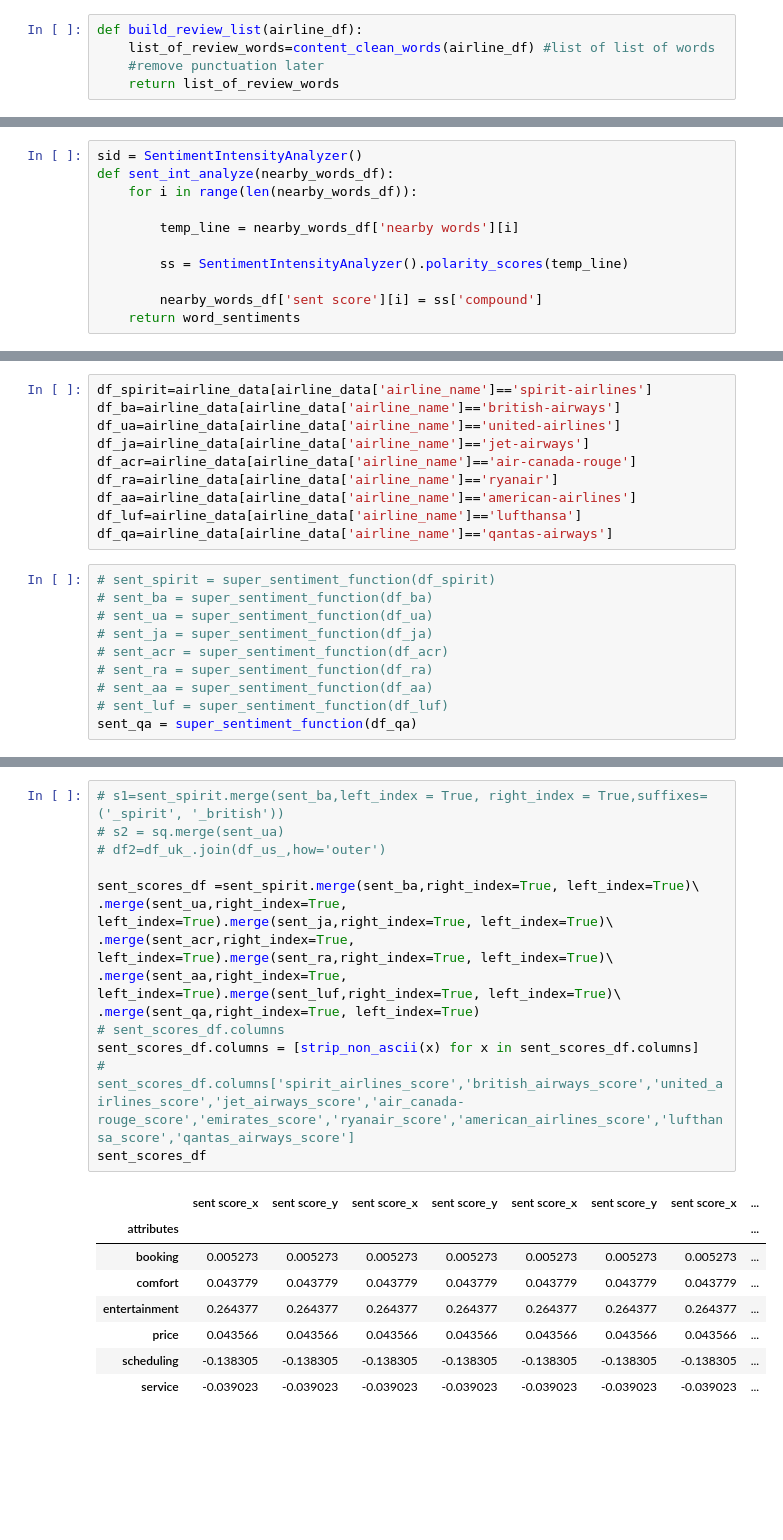
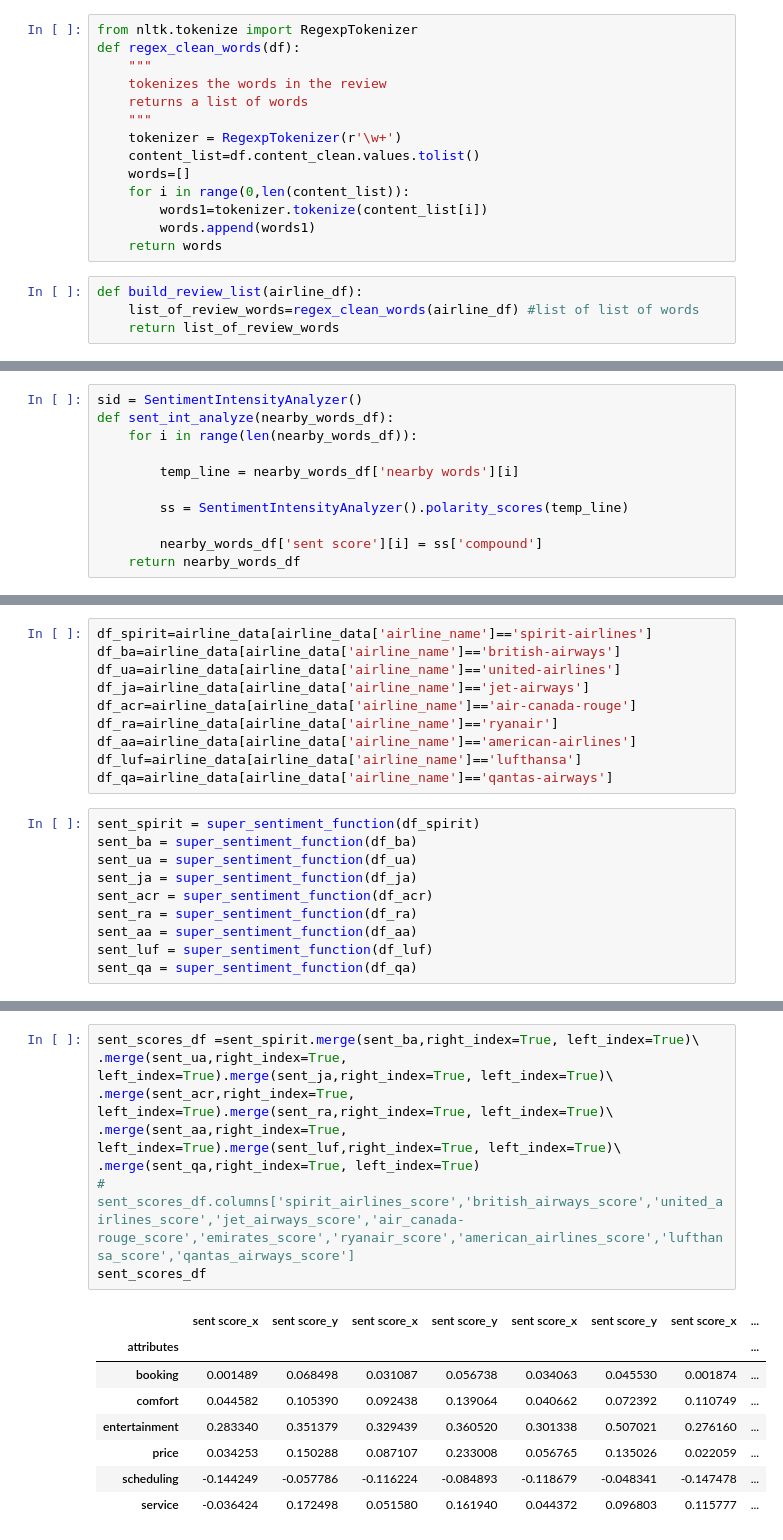
Before and after one commit to brettscroggins/Text-Project, a Jupyter notebook: Airline Project.ipynb, the cells around one changed output, grey strips where cells are left out. Cells and saved outputs as stored; diff of their text form; blank space fills up the shorter version.

```diff
--- a/Airline Project.ipynb
+++ b/Airline Project.ipynb
@@ -493,10 +492,23 @@ attr_dict = {'delayed':'scheduling','on time':'scheduling','late':'scheduling','
 list_imp_words=attr_dict.keys()
 for word in ['scheduling','service','booking','price','comfort','entertainment']:
     list_imp_words.append(word)
+# %%
+from nltk.tokenize import RegexpTokenizer
+def regex_clean_words(df):
+    """
+    tokenizes the words in the review
+    returns a list of words
+    """
+    tokenizer = RegexpTokenizer(r'\w+')
+    content_list=df.content_clean.values.tolist()
+    words=[]
+    for i in range(0,len(content_list)):
+        words1=tokenizer.tokenize(content_list[i])
+        words.append(words1)
+    return words
 # %%
 def build_review_list(airline_df):
-    list_of_review_words=content_clean_words(airline_df) #list of list of words
-    #remove punctuation later
+    list_of_review_words=regex_clean_words(airline_df) #list of list of words
     return list_of_review_words
 # %%
 def sentiment_of_nearby_words(list_of_review_words,list_imp_words):
@@ -541,7 +553,7 @@ def sent_int_analyze(nearby_words_df):
         ss = SentimentIntensityAnalyzer().polarity_scores(temp_line)
 
         nearby_words_df['sent score'][i] = ss['compound']
-    return word_sentiments
+    return nearby_words_df
 # %%
 attr_dict = {'delayed':'scheduling','on time':'scheduling','late':'scheduling','early':'scheduling',
             'food':'service','flight attendant':'service','beverage':'service','drink':'service','breakfast':'service','lunch':'service','dinner':'service','meal':'service',
@@ -660,12 +593,12 @@ df_aa=airline_data[airline_data['airline_name']=='american-airlines']
 df_luf=airline_data[airline_data['airline_name']=='lufthansa']
 df_qa=airline_data[airline_data['airline_name']=='qantas-airways']
 # %%
-# sent_spirit = super_sentiment_function(df_spirit)
-# sent_ba = super_sentiment_function(df_ba)
-# sent_ua = super_sentiment_function(df_ua)
-# sent_ja = super_sentiment_function(df_ja)
-# sent_acr = super_sentiment_function(df_acr)
-# sent_ra = super_sentiment_function(df_ra)
-# sent_aa = super_sentiment_function(df_aa)
-# sent_luf = super_sentiment_function(df_luf)
+sent_spirit = super_sentiment_function(df_spirit)
+sent_ba = super_sentiment_function(df_ba)
+sent_ua = super_sentiment_function(df_ua)
+sent_ja = super_sentiment_function(df_ja)
+sent_acr = super_sentiment_function(df_acr)
+sent_ra = super_sentiment_function(df_ra)
+sent_aa = super_sentiment_function(df_aa)
+sent_luf = super_sentiment_function(df_luf)
 sent_qa = super_sentiment_function(df_qa)
@@ -683,23 +605,17 @@ sent_qa
 # %%
-# s1=sent_spirit.merge(sent_ba,left_index = True, right_index = True,suffixes=('_spirit', '_british'))
-# s2 = sq.merge(sent_ua)
-# df2=df_uk_.join(df_us_,how='outer')
-
 sent_scores_df =sent_spirit.merge(sent_ba,right_index=True, left_index=True)\
 .merge(sent_ua,right_index=True, left_index=True).merge(sent_ja,right_index=True, left_index=True)\
 .merge(sent_acr,right_index=True, left_index=True).merge(sent_ra,right_index=True, left_index=True)\
 .merge(sent_aa,right_index=True, left_index=True).merge(sent_luf,right_index=True, left_index=True)\
 .merge(sent_qa,right_index=True, left_index=True)
-# sent_scores_df.columns
-sent_scores_df.columns = [strip_non_ascii(x) for x in sent_scores_df.columns]
 # sent_scores_df.columns['spirit_airlines_score','british_airways_score','united_airlines_score','jet_airways_score','air_canada-rouge_score','emirates_score','ryanair_score','american_airlines_score','lufthansa_score','qantas_airways_score']
 sent_scores_df
 # %% [output]
 |  | sent score_x | sent score_y | sent score_x | sent score_y | sent score_x | sent score_y | sent score_x | ... |
 | attributes |  |  |  |  |  |  |  | ... |
-| booking | 0.005273 | 0.005273 | 0.005273 | 0.005273 | 0.005273 | 0.005273 | 0.005273 | ... |
-| comfort | 0.043779 | 0.043779 | 0.043779 | 0.043779 | 0.043779 | 0.043779 | 0.043779 | ... |
-| entertainment | 0.264377 | 0.264377 | 0.264377 | 0.264377 | 0.264377 | 0.264377 | 0.264377 | ... |
-| price | 0.043566 | 0.043566 | 0.043566 | 0.043566 | 0.043566 | 0.043566 | 0.043566 | ... |
-| scheduling | -0.138305 | -0.138305 | -0.138305 | -0.138305 | -0.138305 | -0.138305 | -0.138305 | ... |
-| service | -0.039023 | -0.039023 | -0.039023 | -0.039023 | -0.039023 | -0.039023 | -0.039023 | ... |
+| booking | 0.001489 | 0.068498 | 0.031087 | 0.056738 | 0.034063 | 0.045530 | 0.001874 | ... |
+| comfort | 0.044582 | 0.105390 | 0.092438 | 0.139064 | 0.040662 | 0.072392 | 0.110749 | ... |
+| entertainment | 0.283340 | 0.351379 | 0.329439 | 0.360520 | 0.301338 | 0.507021 | 0.276160 | ... |
+| price | 0.034253 | 0.150288 | 0.087107 | 0.233008 | 0.056765 | 0.135026 | 0.022059 | ... |
+| scheduling | -0.144249 | -0.057786 | -0.116224 | -0.084893 | -0.118679 | -0.048341 | -0.147478 | ... |
+| service | -0.036424 | 0.172498 | 0.051580 | 0.161940 | 0.044372 | 0.096803 | 0.115777 | ... |
```
Also changed, not shown: parts of 10 cells of this notebook, 1 other file.
